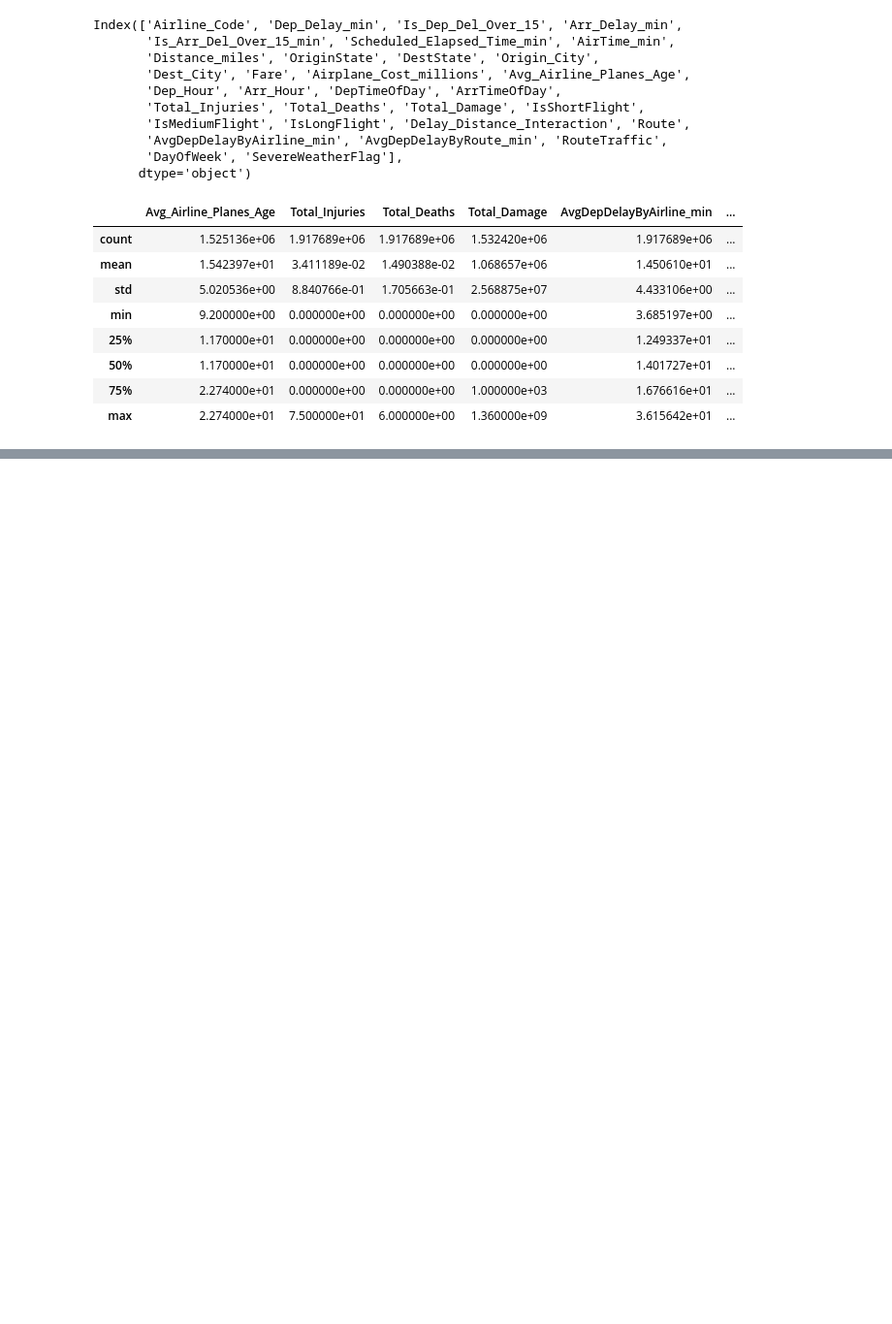
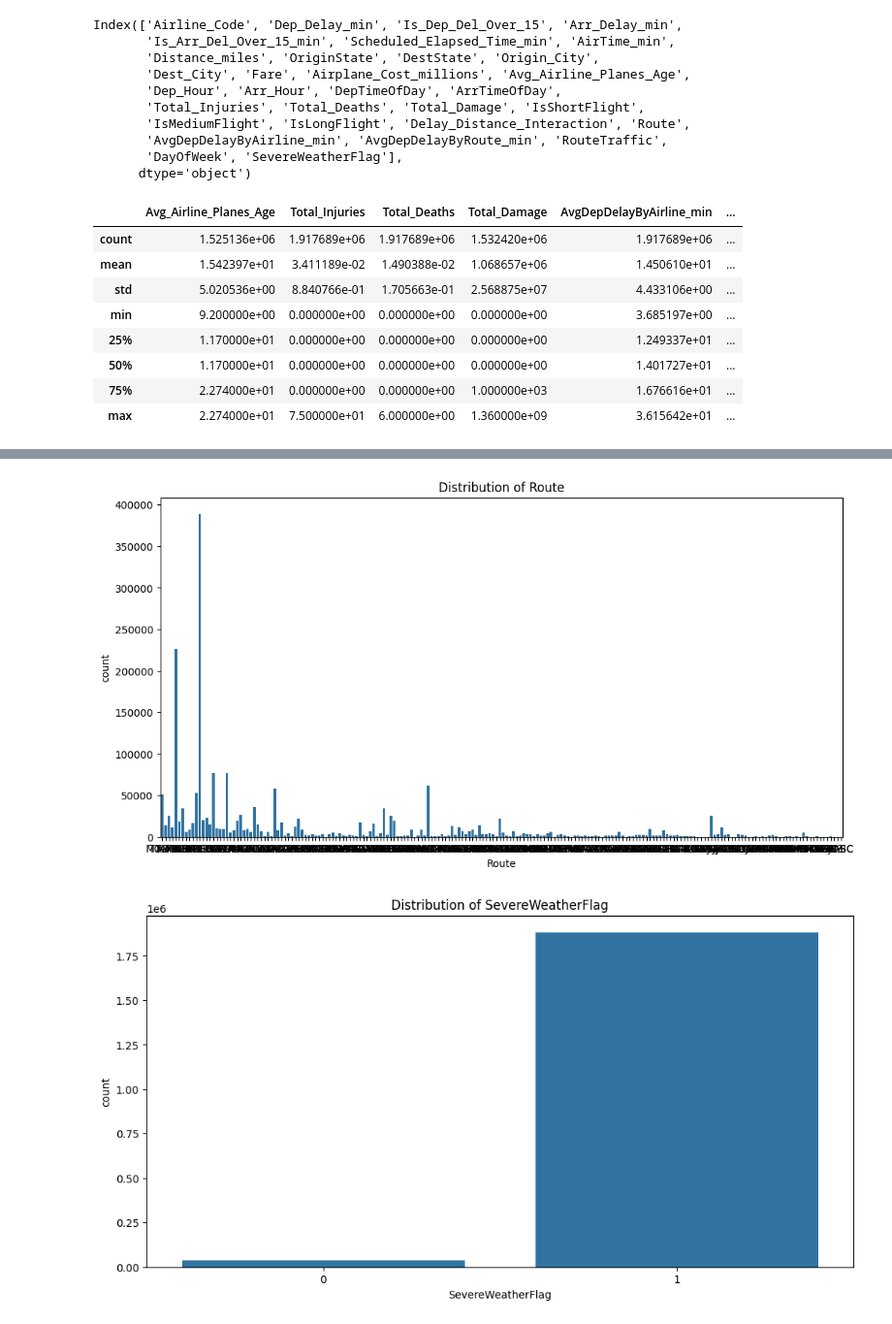
Before and after one commit to harshgupta6789/cap5771sp25-project, a Jupyter notebook: Scripts/feature_engineering.ipynb, the cells around one changed output, grey strips where cells are left out. Shown at 97% size. Cells and saved outputs as stored; diff of their text form; code cells hidden in the pictures; blank space fills up the shorter version.

```diff
--- a/Scripts/feature_engineering.ipynb
+++ b/Scripts/feature_engineering.ipynb
@@ -620,0 +698,16 @@ feature_df.describe()
+# %%
+# Define a function to visualize categorical distributions
+def plot_categorical_distribution(df, features):
+    for feature in features:
+        plt.figure(figsize=(12, 6))
+        sns.countplot(x=df[feature])
+        plt.title(f'Distribution of {feature}')
+        plt.show()
+
+# List of categorical features
+categorical_features = ['Route', 'SevereWeatherFlag', 'IsShortFlight', 'IsMediumFlight', 'IsLongFlight']
+
+plot_categorical_distribution(df, categorical_features)
+# %% [output]
+[figure, added]
+[figure, added]
```
Also changed, not shown: parts of 6 cells of this notebook.
